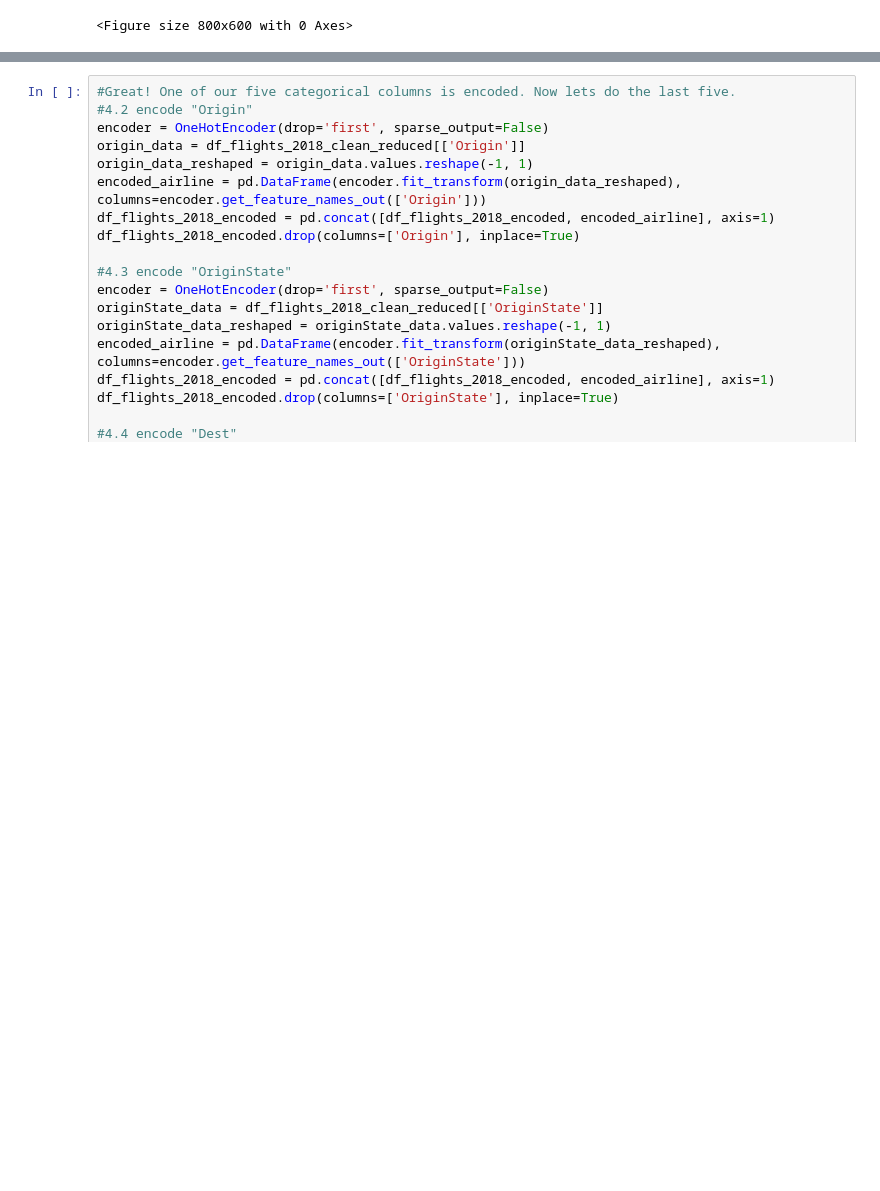
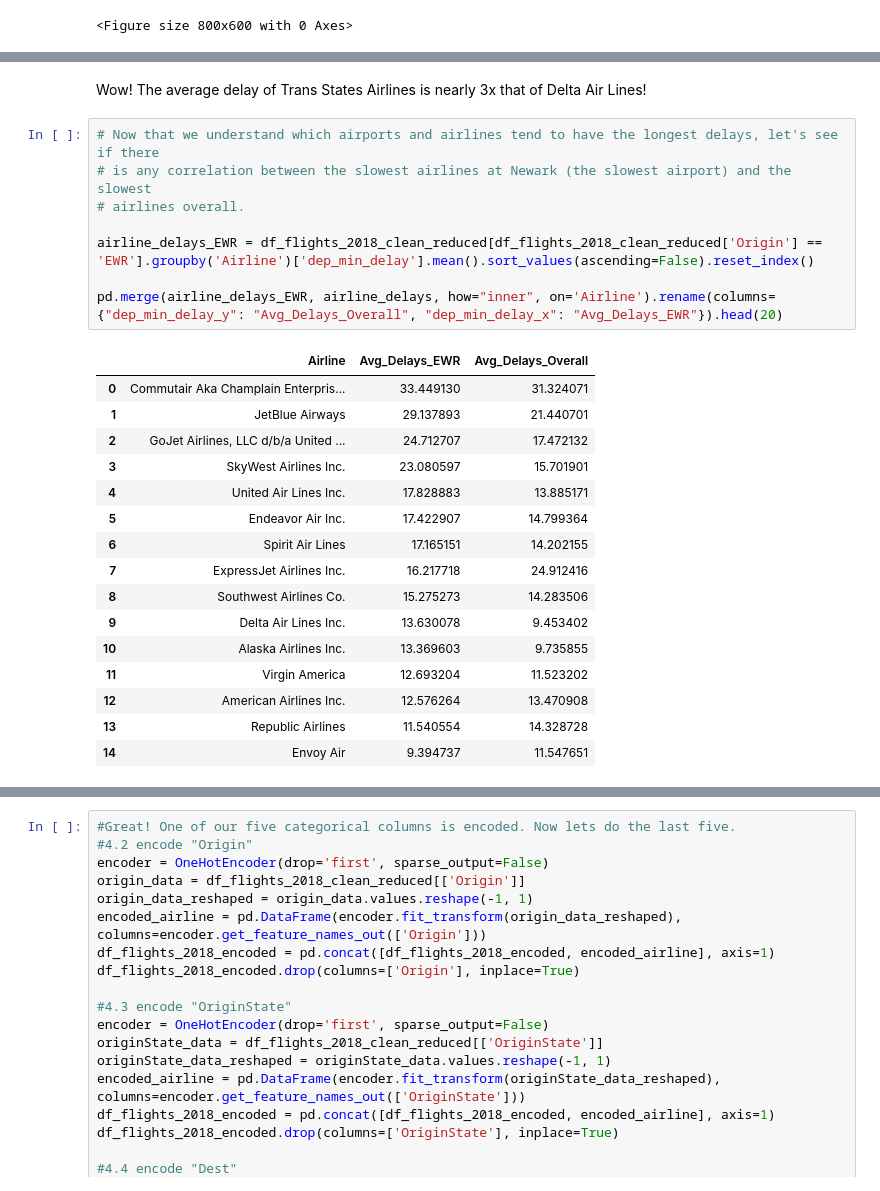
Before and after one commit to parkerho/545Project, a Jupyter notebook: project-notebook.ipynb, the cells around one changed output, grey strips where cells are left out. Cells and saved outputs as stored; diff of their text form; blank space fills up the shorter version.

```diff
--- a/project-notebook.ipynb
+++ b/project-notebook.ipynb
@@ -385,0 +362,27 @@ Name: dep_min_delay, dtype: float64
+# %% [markdown]
+Wow! The average delay of Trans States Airlines is nearly 3x that of Delta Air Lines!
+# %%
+# Now that we understand which airports and airlines tend to have the longest delays, let's see if there
+# is any correlation between the slowest airlines at Newark (the slowest airport) and the slowest
+# airlines overall.
+
+airline_delays_EWR = df_flights_2018_clean_reduced[df_flights_2018_clean_reduced['Origin'] == 'EWR'].groupby('Airline')['dep_min_delay'].mean().sort_values(ascending=False).reset_index()
+
+pd.merge(airline_delays_EWR, airline_delays, how="inner", on='Airline').rename(columns={"dep_min_delay_y": "Avg_Delays_Overall", "dep_min_delay_x": "Avg_Delays_EWR"}).head(20)
+# %% [output]
+|  | Airline | Avg_Delays_EWR | Avg_Delays_Overall |
+| 0 | Commutair Aka Champlain Enterpris... | 33.449130 | 31.324071 |
+| 1 | JetBlue Airways | 29.137893 | 21.440701 |
+| 2 | GoJet Airlines, LLC d/b/a United ... | 24.712707 | 17.472132 |
+| 3 | SkyWest Airlines Inc. | 23.080597 | 15.701901 |
+| 4 | United Air Lines Inc. | 17.828883 | 13.885171 |
+| 5 | Endeavor Air Inc. | 17.422907 | 14.799364 |
+| 6 | Spirit Air Lines | 17.165151 | 14.202155 |
+| 7 | ExpressJet Airlines Inc. | 16.217718 | 24.912416 |
+| 8 | Southwest Airlines Co. | 15.275273 | 14.283506 |
+| 9 | Delta Air Lines Inc. | 13.630078 | 9.453402 |
+| 10 | Alaska Airlines Inc. | 13.369603 | 9.735855 |
+| 11 | Virgin America | 12.693204 | 11.523202 |
+| 12 | American Airlines Inc. | 12.576264 | 13.470908 |
+| 13 | Republic Airlines | 11.540554 | 14.328728 |
+| 14 | Envoy Air | 9.394737 | 11.547651 |
```
Also changed, not shown: parts of 22 cells of this notebook.
